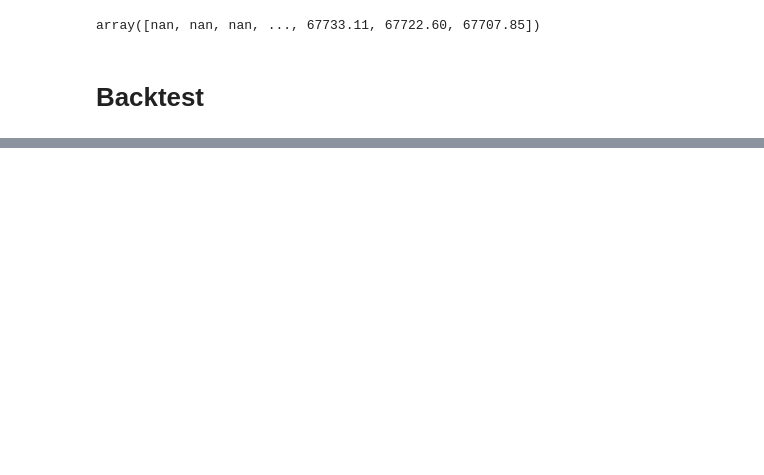
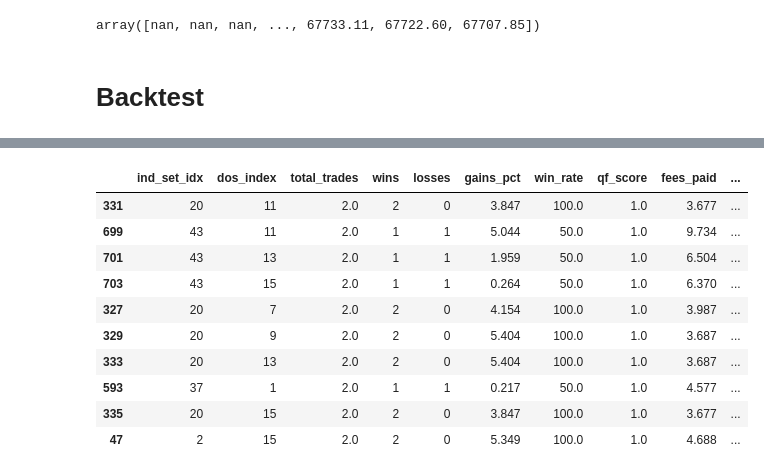
Before and after one commit to KevinGastelum/MyQuantsFinance, a Jupyter notebook: 6_notebooks/3_bot_quantfreedom.ipynb, the cells around one changed output, grey strips where cells are left out. Saved outputs shown, nothing was run; the diff lists cells and outputs as text; code cells hidden in the pictures; blank space fills up the shorter version.

```diff
--- a/6_notebooks/3_bot_quantfreedom.ipynb
+++ b/6_notebooks/3_bot_quantfreedom.ipynb
@@ -119,0 +145,14 @@ static_os = StaticOrderSettings(
+# %%
+backtest_results.sort_values(by=['qf_score'], ascending=False).head(10)
+# %% [output]
+|  | ind_set_idx | dos_index | total_trades | wins | losses | gains_pct | win_rate | qf_score | fees_paid | ... |
+| 331 | 20 | 11 | 2.0 | 2 | 0 | 3.847 | 100.0 | 1.0 | 3.677 | ... |
+| 699 | 43 | 11 | 2.0 | 1 | 1 | 5.044 | 50.0 | 1.0 | 9.734 | ... |
+| 701 | 43 | 13 | 2.0 | 1 | 1 | 1.959 | 50.0 | 1.0 | 6.504 | ... |
+| 703 | 43 | 15 | 2.0 | 1 | 1 | 0.264 | 50.0 | 1.0 | 6.370 | ... |
+| 327 | 20 | 7 | 2.0 | 2 | 0 | 4.154 | 100.0 | 1.0 | 3.987 | ... |
+| 329 | 20 | 9 | 2.0 | 2 | 0 | 5.404 | 100.0 | 1.0 | 3.687 | ... |
+| 333 | 20 | 13 | 2.0 | 2 | 0 | 5.404 | 100.0 | 1.0 | 3.687 | ... |
+| 593 | 37 | 1 | 2.0 | 1 | 1 | 0.217 | 50.0 | 1.0 | 4.577 | ... |
+| 335 | 20 | 15 | 2.0 | 2 | 0 | 3.847 | 100.0 | 1.0 | 3.677 | ... |
+| 47 | 2 | 15 | 2.0 | 2 | 0 | 5.349 | 100.0 | 1.0 | 4.688 | ... |
```
Also changed, not shown: parts of 7 cells of this notebook, 1 other file.
